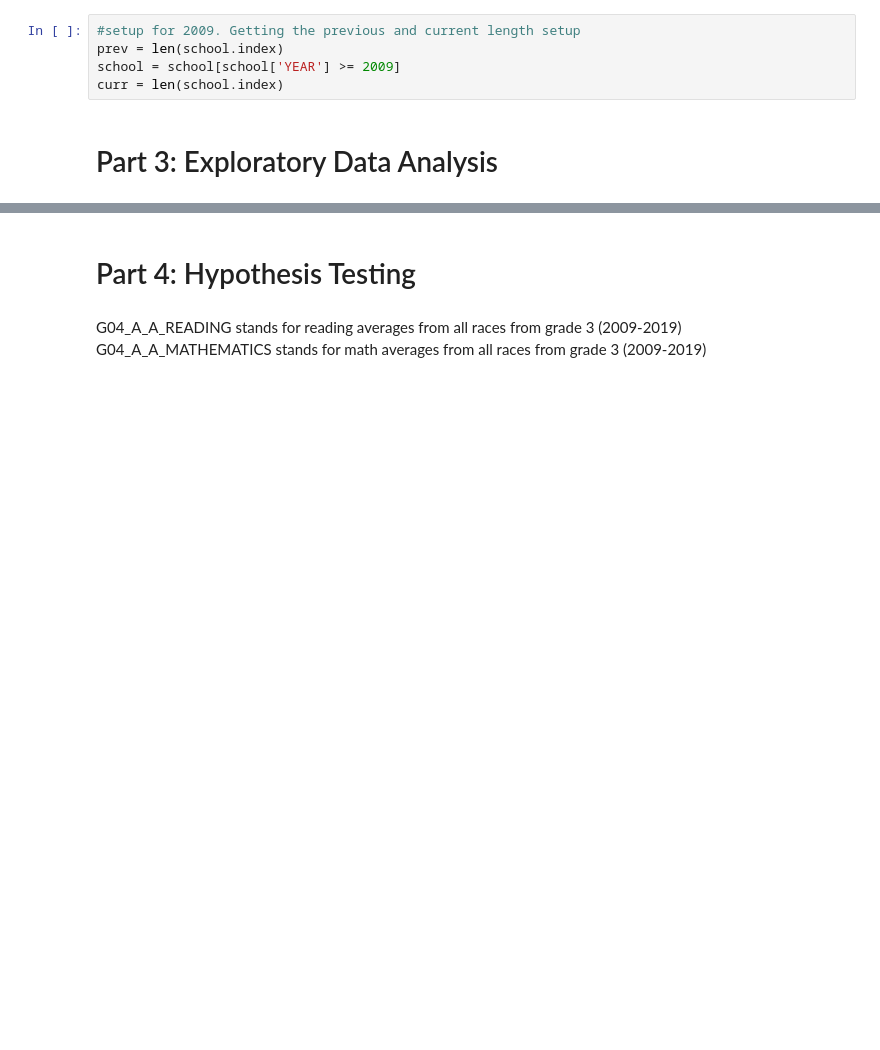
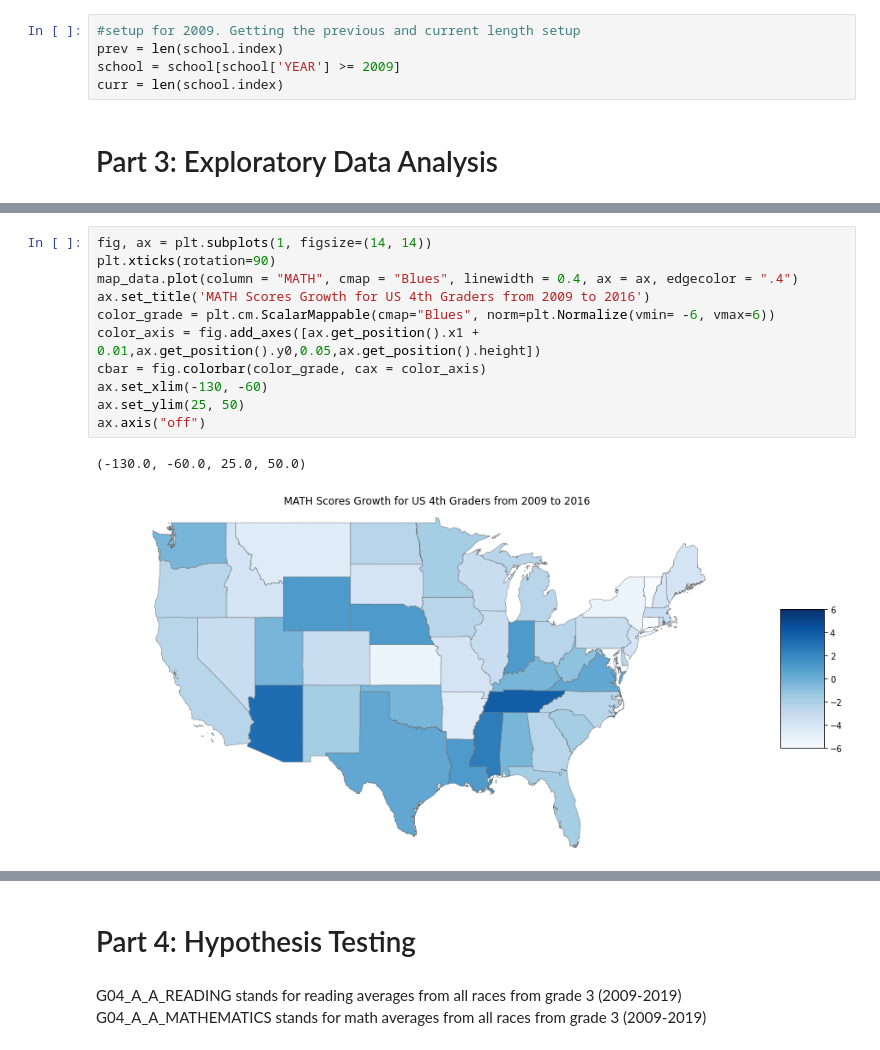
Before and after one commit to rohanondkar/rohanondkar.github.io, a Jupyter notebook: final.ipynb, the cells around one changed output, grey strips where cells are left out. Cells and saved outputs as stored; diff of their text form; blank space fills up the shorter version.

```diff
--- a/final.ipynb
+++ b/final.ipynb
@@ -80,0 +198,14 @@ curr = len(school.index)
+# %%
+fig, ax = plt.subplots(1, figsize=(14, 14))
+plt.xticks(rotation=90)
+map_data.plot(column = "MATH", cmap = "Blues", linewidth = 0.4, ax = ax, edgecolor = ".4")
+ax.set_title('MATH Scores Growth for US 4th Graders from 2009 to 2016')
+color_grade = plt.cm.ScalarMappable(cmap="Blues", norm=plt.Normalize(vmin= -6, vmax=6))
+color_axis = fig.add_axes([ax.get_position().x1 + 0.01,ax.get_position().y0,0.05,ax.get_position().height])
+cbar = fig.colorbar(color_grade, cax = color_axis)
+ax.set_xlim(-130, -60)
+ax.set_ylim(25, 50)
+ax.axis("off")
+# %% [output]
+(-130.0, -60.0, 25.0, 50.0)
+[figure, added]
```
Also changed, not shown: parts of 14 cells of this notebook, 7 other files.
